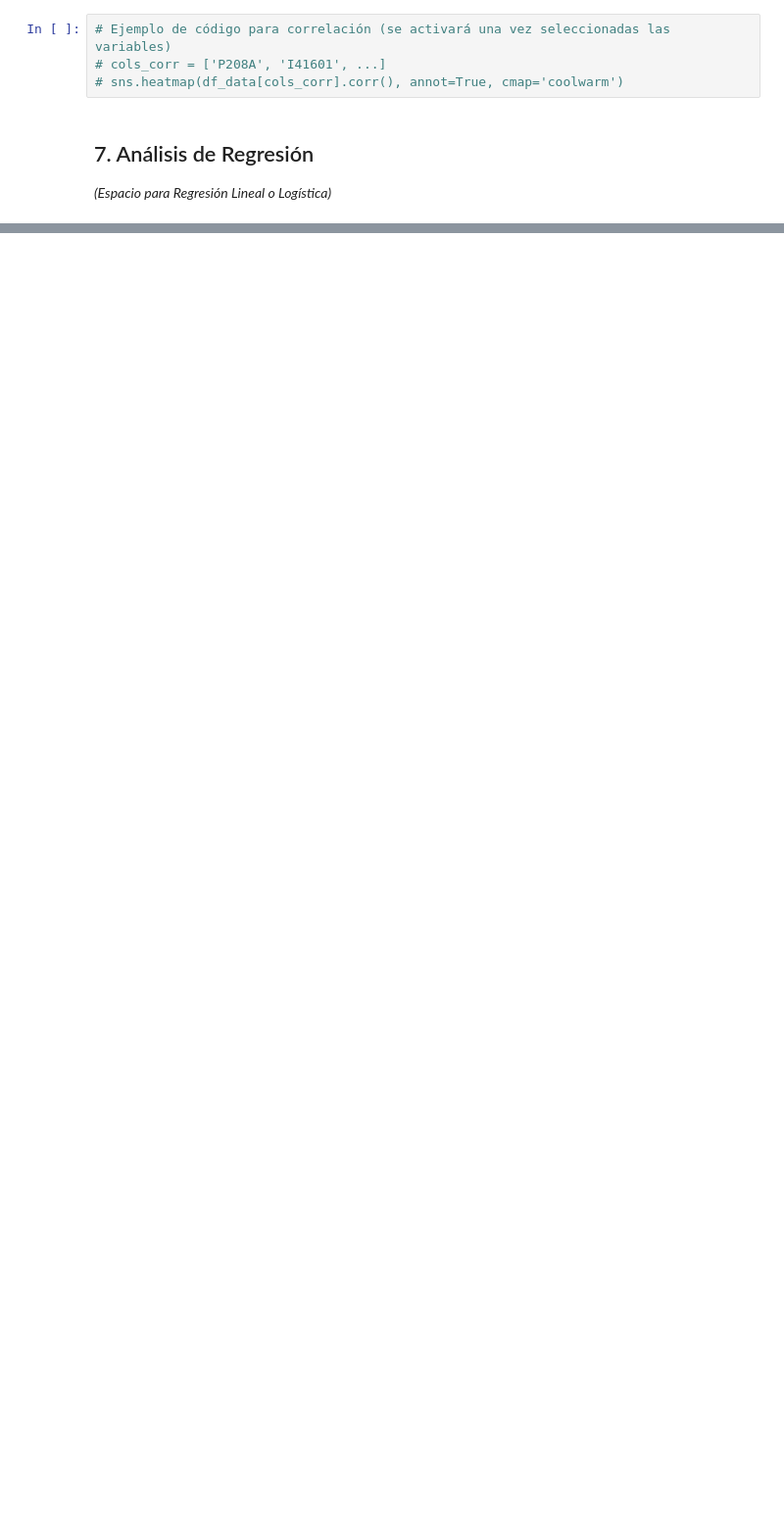
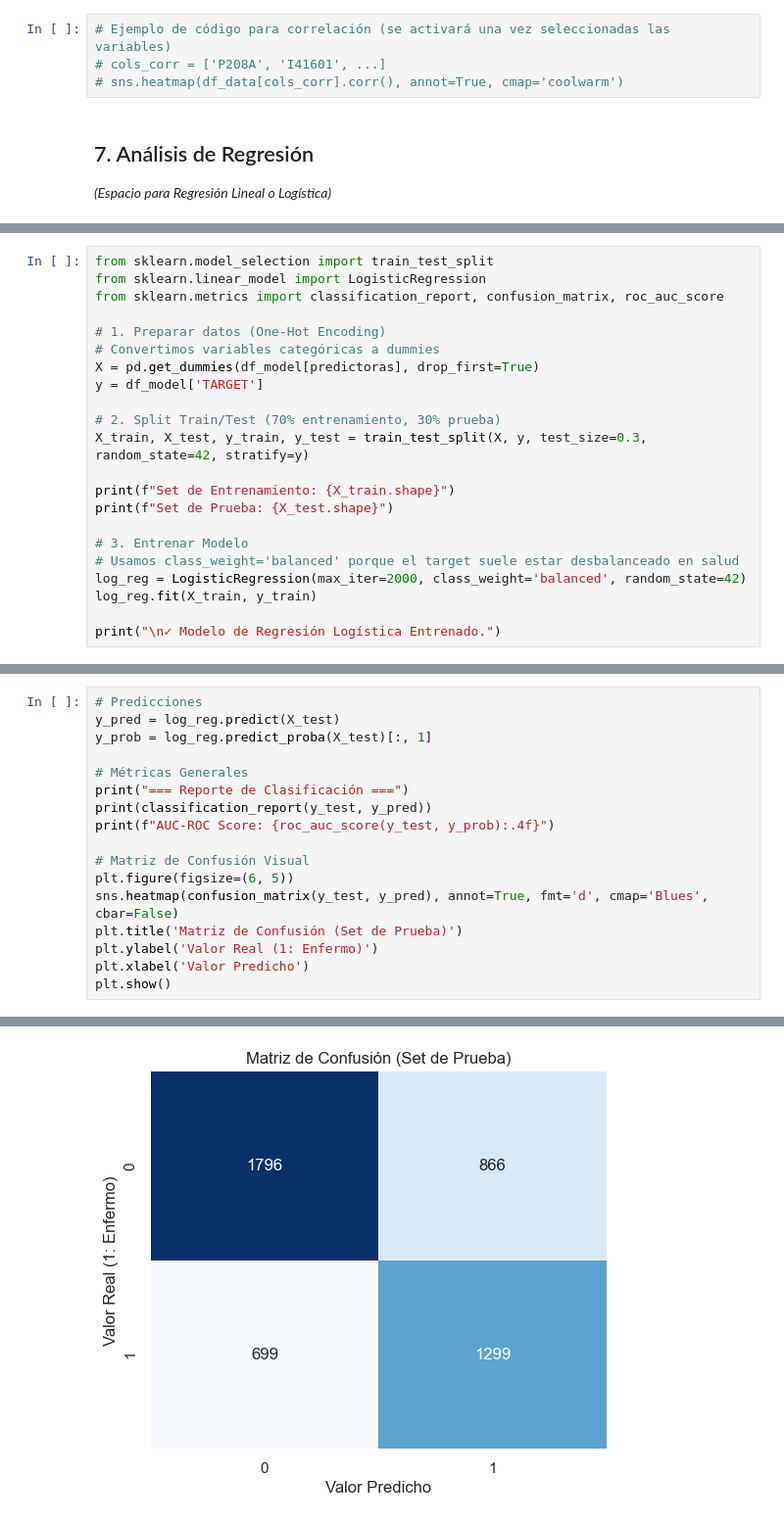
Before and after one commit to sebastianperudev2001/data-scientist-specialization, a Jupyter notebook: descriptive-statistics/DMC_DS19_TRABAJO FINAL/CHAVARRY_EF.ipynb, the cells around one changed output, grey strips where cells are left out. Shown at 98% size. Drawn from its saved outputs; the diff is of its cells as text; blank space fills up the shorter version.

```diff
--- a/descriptive-statistics/DMC_DS19_TRABAJO FINAL/CHAVARRY_EF.ipynb
+++ b/descriptive-statistics/DMC_DS19_TRABAJO FINAL/CHAVARRY_EF.ipynb
@@ -848,0 +944,22 @@ A continuación, realizaremos el análisis de correlación entre las variables n
+# %%
+from sklearn.model_selection import train_test_split
+from sklearn.linear_model import LogisticRegression
+from sklearn.metrics import classification_report, confusion_matrix, roc_auc_score
+
+# 1. Preparar datos (One-Hot Encoding)
+# Convertimos variables categóricas a dummies
+X = pd.get_dummies(df_model[predictoras], drop_first=True)
+y = df_model['TARGET']
+
+# 2. Split Train/Test (70% entrenamiento, 30% prueba)
+X_train, X_test, y_train, y_test = train_test_split(X, y, test_size=0.3, random_state=42, stratify=y)
+
+print(f"Set de Entrenamiento: {X_train.shape}")
+print(f"Set de Prueba: {X_test.shape}")
+
+# 3. Entrenar Modelo
+# Usamos class_weight='balanced' porque el target suele estar desbalanceado en salud
+log_reg = LogisticRegression(max_iter=2000, class_weight='balanced', random_state=42)
+log_reg.fit(X_train, y_train)
+
+print("\n✓ Modelo de Regresión Logística Entrenado.")
@@ -848,0 +975,18 @@ A continuación, realizaremos el análisis de correlación entre las variables n
+# %%
+# Predicciones
+y_pred = log_reg.predict(X_test)
+y_prob = log_reg.predict_proba(X_test)[:, 1]
+
+# Métricas Generales
+print("=== Reporte de Clasificación ===")
+print(classification_report(y_test, y_pred))
+print(f"AUC-ROC Score: {roc_auc_score(y_test, y_prob):.4f}")
+
+# Matriz de Confusión Visual
+plt.figure(figsize=(6, 5))
+sns.heatmap(confusion_matrix(y_test, y_pred), annot=True, fmt='d', cmap='Blues', cbar=False)
+plt.title('Matriz de Confusión (Set de Prueba)')
+plt.ylabel('Valor Real (1: Enfermo)')
+plt.xlabel('Valor Predicho')
+plt.show()
+# %% [output]
@@ -848,0 +1004 @@ A continuación, realizaremos el análisis de correlación entre las variables n
+[figure, added]
```
Also changed, not shown: parts of 12 cells of this notebook, 11 other files.
